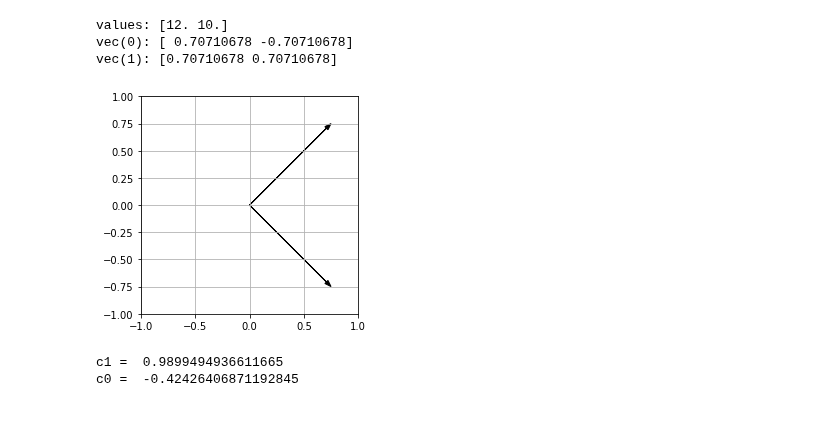
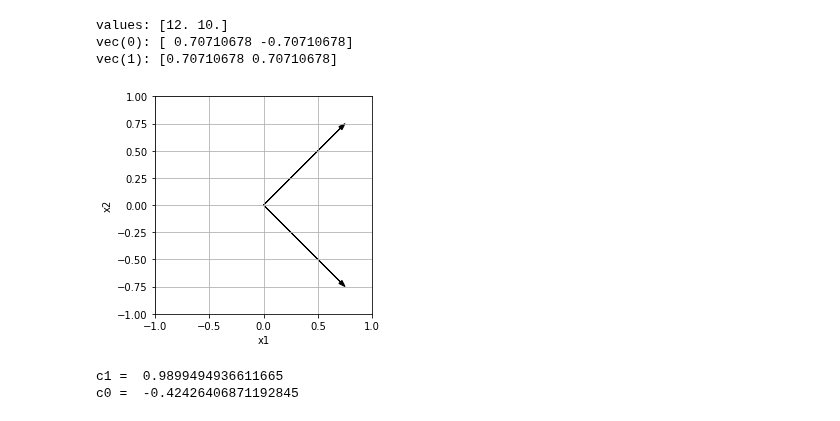
Before and after one commit to sspickle/sci-comp-notebooks, a Jupyter notebook: P10-CoupledMasses.ipynb, the cells around one changed output. Saved outputs shown, nothing was run; the diff lists cells and outputs as text; code cells hidden in the pictures.

```diff
--- a/P10-CoupledMasses.ipynb
+++ b/P10-CoupledMasses.ipynb
@@ -190,15 +190,17 @@ vec(1): [0.70710678 0.70710678]
 # %%
 if not USE_VISUAL:
     pl.figure()
     ax = pl.axes()
     ax.set_aspect('equal')
     ax.arrow(0, 0, vecs[0,0], vecs[1,0], head_width=0.04, fc='k', ec='k')
     ax.arrow(0, 0, vecs[0,1], vecs[1,1], head_width=0.04, fc='k', ec='k')
     pl.xlim([-1,1])
     pl.ylim([-1,1])
+    pl.xlabel("x1")
+    pl.ylabel("x2")
     pl.grid()
 # %% [output]
-[figure, old version]
+[figure, new version]
 # %%
 if not USE_VISUAL:
     pl.figure()
```
Also changed, not shown: parts of 3 cells of this notebook, 1 other file.
